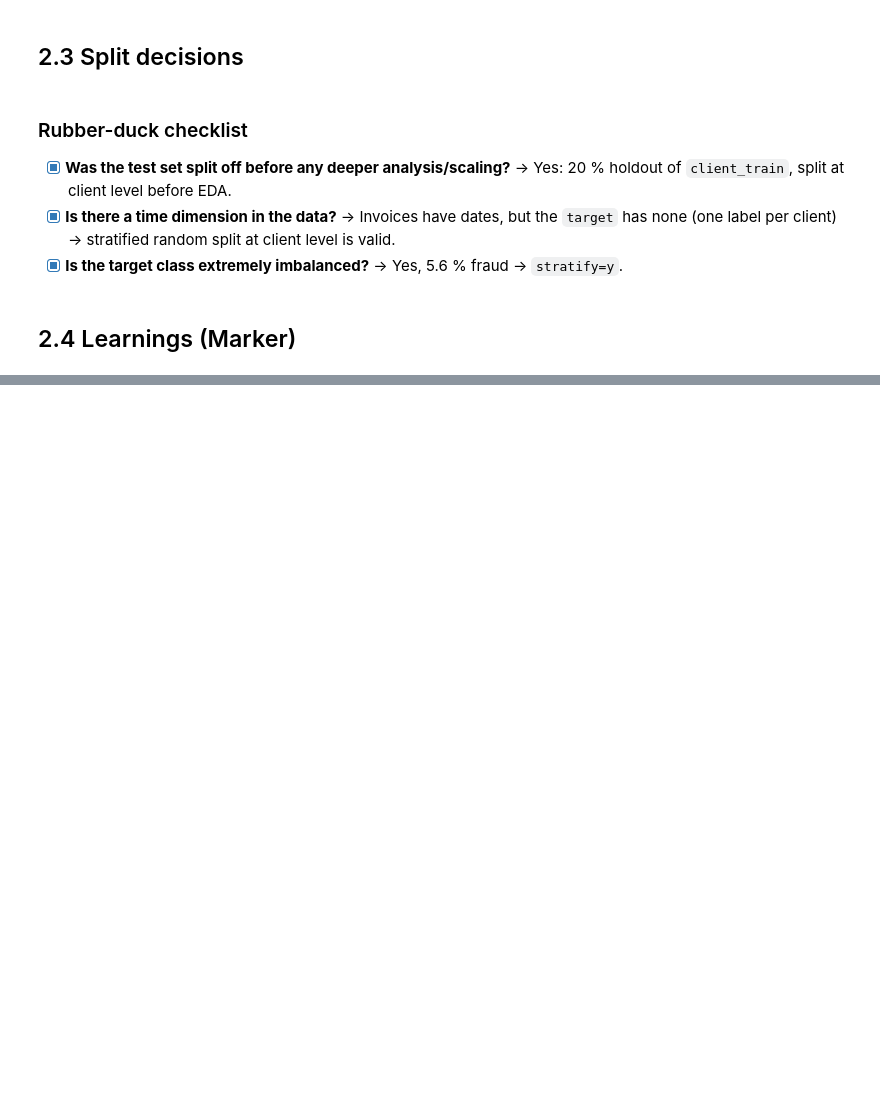
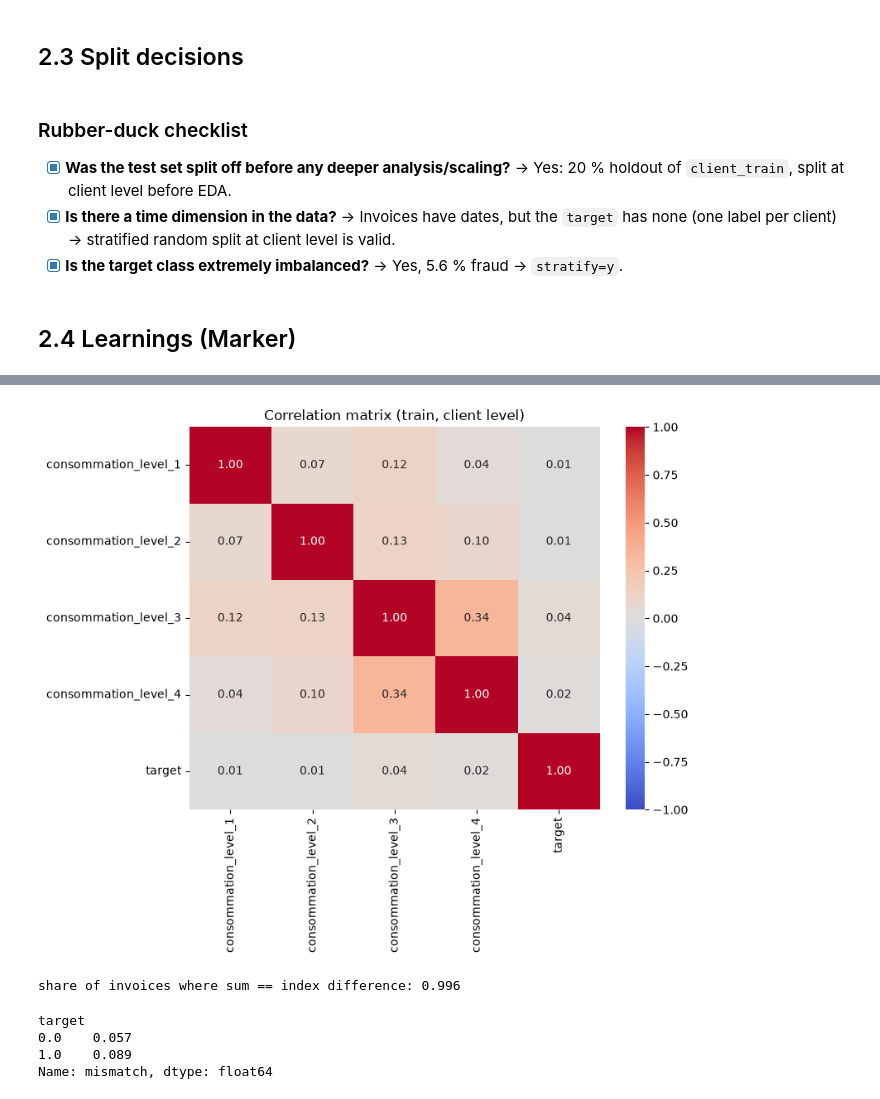
Before and after one commit to mLuca/09_01-ds-ml-project, a Jupyter notebook: 04_fraud_project.ipynb, the cells around one changed output, grey strips where cells are left out. Saved outputs shown, nothing was run; the diff lists cells and outputs as text; code cells hidden in the pictures; blank space fills up the shorter version.

```diff
--- a/04_fraud_project.ipynb
+++ b/04_fraud_project.ipynb
@@ -321,0 +386,35 @@ per_client.groupby("target").agg(
+# %%
+# Correlation matrix of numeric client-level features (train only)
+corr = per_client.corr(numeric_only=True)
+
+plt.figure(figsize=(8, 6))
+sns.heatmap(corr, annot=True, fmt=".2f", cmap="coolwarm", vmin=-1, vmax=1)
+plt.title("Correlation matrix (train, client level)")
+plt.show()
+# %% [output]
+[figure, added]
+# %%
+# Check: does the sum of the 4 levels equal new_index - old_index? (train only)
+levels = ["consommation_level_1", "consommation_level_2", "consommation_level_3", "consommation_level_4"]
+total = train_invoices[levels].sum(axis=1)
+index_diff = train_invoices["new_index"] - train_invoices["old_index"]
+
+print("share of invoices where sum == index difference:", (total == index_diff).mean().round(3))
+# %% [output]
+share of invoices where sum == index difference: 0.996
+# %%
+# Mismatch between levels and index difference: more common for fraud? (train only)
+mismatch = train_invoices.assign(mismatch=(total != index_diff))
+
+mismatch_per_client = (
+    mismatch.groupby("client_id")["mismatch"].any()
+    .to_frame()
+    .join(train_clients.set_index("client_id")["target"])
+)
+
+print(mismatch_per_client.groupby("target")["mismatch"].mean().round(3))
+# %% [output]
+target
+0.0    0.057
+1.0    0.089
+Name: mismatch, dtype: float64
```
Also changed, not shown: parts of 14 cells of this notebook.
